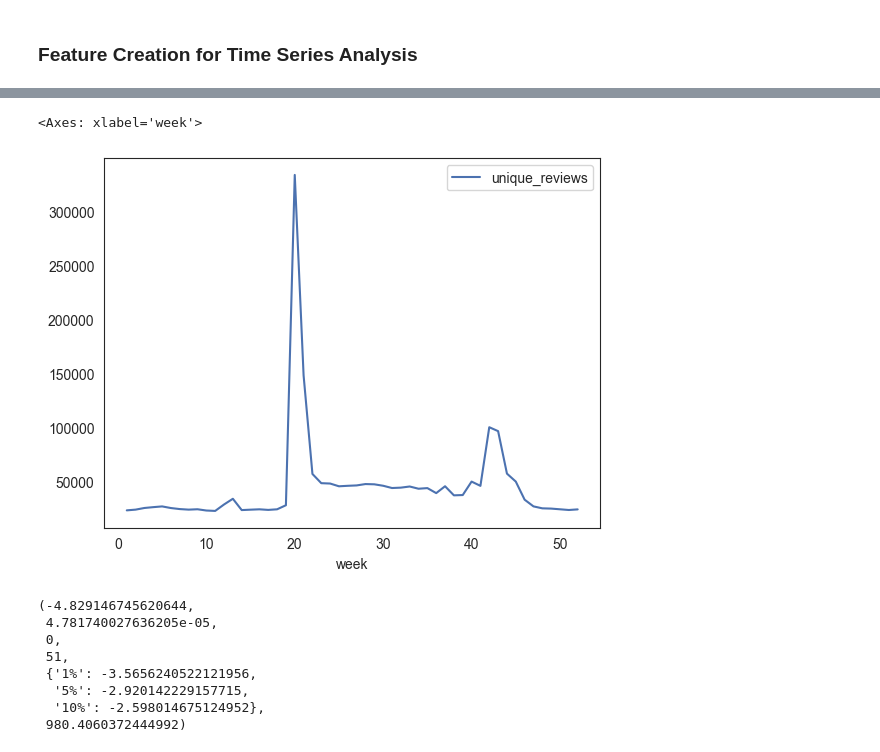
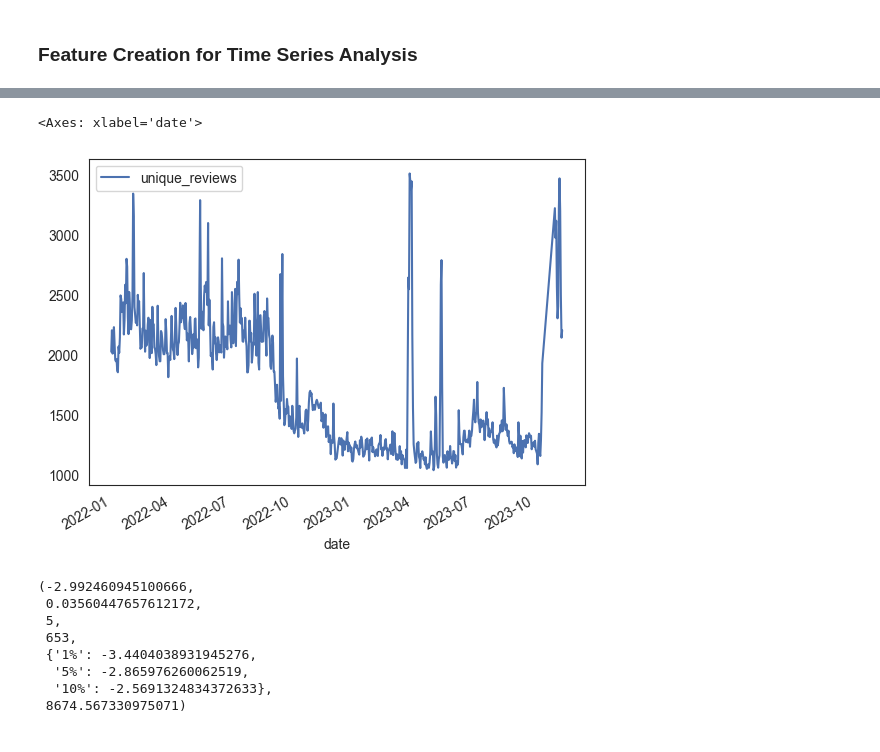
Before and after one commit to juanitopepito97/CA_projects-, a Jupyter notebook: Johannes_Loos_Int_MLDataVis-Hdip-DA-for-Business.ipynb, the cells around one changed output, grey strips where cells are left out. Saved outputs shown, nothing was run; the diff lists cells and outputs as text; code cells hidden in the pictures.

```diff
--- a/Johannes_Loos_Int_MLDataVis-Hdip-DA-for-Business.ipynb
+++ b/Johannes_Loos_Int_MLDataVis-Hdip-DA-for-Business.ipynb
@@ -184,3 +191,2 @@ fig.show()
 # %%
-df['week'] = df['review_timestamp'].dt.isocalendar().week
-df['week']
+df_2022_23['week'] = df_2022_23['review_timestamp'].dt.isocalendar().week
@@ -215,0 +193,4 @@ df_2023.sample(10)
+# %%
+df_2022_23['date']= df_2022_23['review_timestamp'].dt.date
+df_2022_23['date'] = pd.to_datetime(df_2022_23['date'])
+df_2022_23['date']
@@ -216,4 +210,4 @@ df_2023.sample(10)
 # %%
-unique_reviews_per_month = df.groupby('month')['review_id'].nunique().reset_index(name='unique_reviews')
-unique_reviews_per_month
+unique_reviews_per_day = df_2022_23.groupby(['date'])['review_id'].nunique().reset_index(name='unique_reviews')
+unique_reviews_per_day
 # %% [output]
@@ -269,0 +243,8 @@ unique_reviews_per_week
+# %%
+Q1 = unique_reviews_per_day['unique_reviews'].quantile(0.25)
+Q3 = unique_reviews_per_day['unique_reviews'].quantile(0.75)
+IQR = Q3 - Q1
+
+# Create a new DataFrame excluding outliers
+df_clean = unique_reviews_per_day[~((unique_reviews_per_day['unique_reviews'] < (Q1 - 1.5 * IQR)) |(unique_reviews_per_day['unique_reviews'] > (Q3 + 1.5 * IQR)))]
+df_clean
@@ -270,17 +265,17 @@ unique_reviews_per_week
 # %%
-unique_reviews_per_week.plot(x="week", y="unique_reviews")
+df_clean.plot(x="date", y="unique_reviews")
 # %% [output]
-<Axes: xlabel='week'>
+<Axes: xlabel='date'>
-[figure, old version]
+[figure, new version]
 # %%
-adfuller(unique_reviews_per_week['unique_reviews'])
+adfuller(df_clean['unique_reviews'])
 # p-value < 0.05, so we can reject the null hypothesis that the data is not stationary
 # %% [output]
-(-4.829146745620644,
- 4.781740027636205e-05,
- 0,
- 51,
- {'1%': -3.5656240522121956,
-  '5%': -2.920142229157715,
-  '10%': -2.598014675124952},
- 980.4060372444992)
+(-2.992460945100666,
+ 0.03560447657612172,
+ 5,
+ 653,
+ {'1%': -3.4404038931945276,
+  '5%': -2.865976260062519,
+  '10%': -2.5691324834372633},
+ 8674.567330975071)
```
Also changed, not shown: parts of 32 cells of this notebook.
